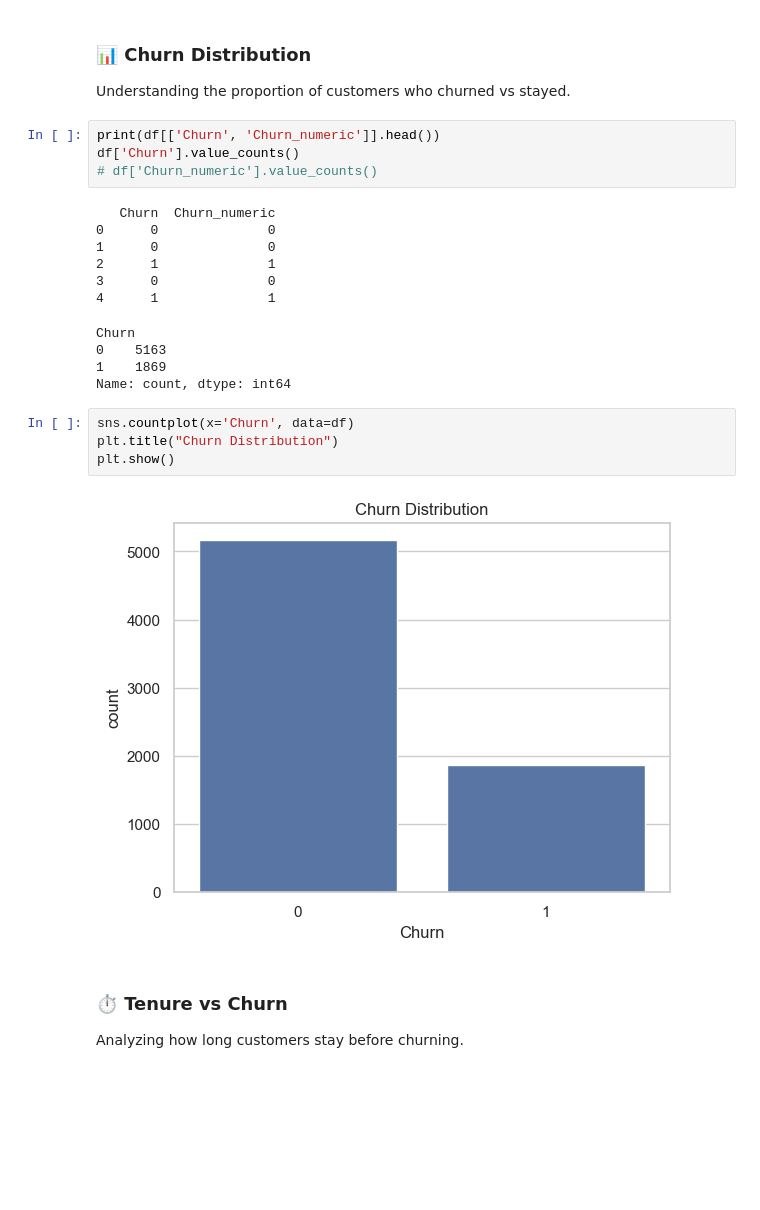
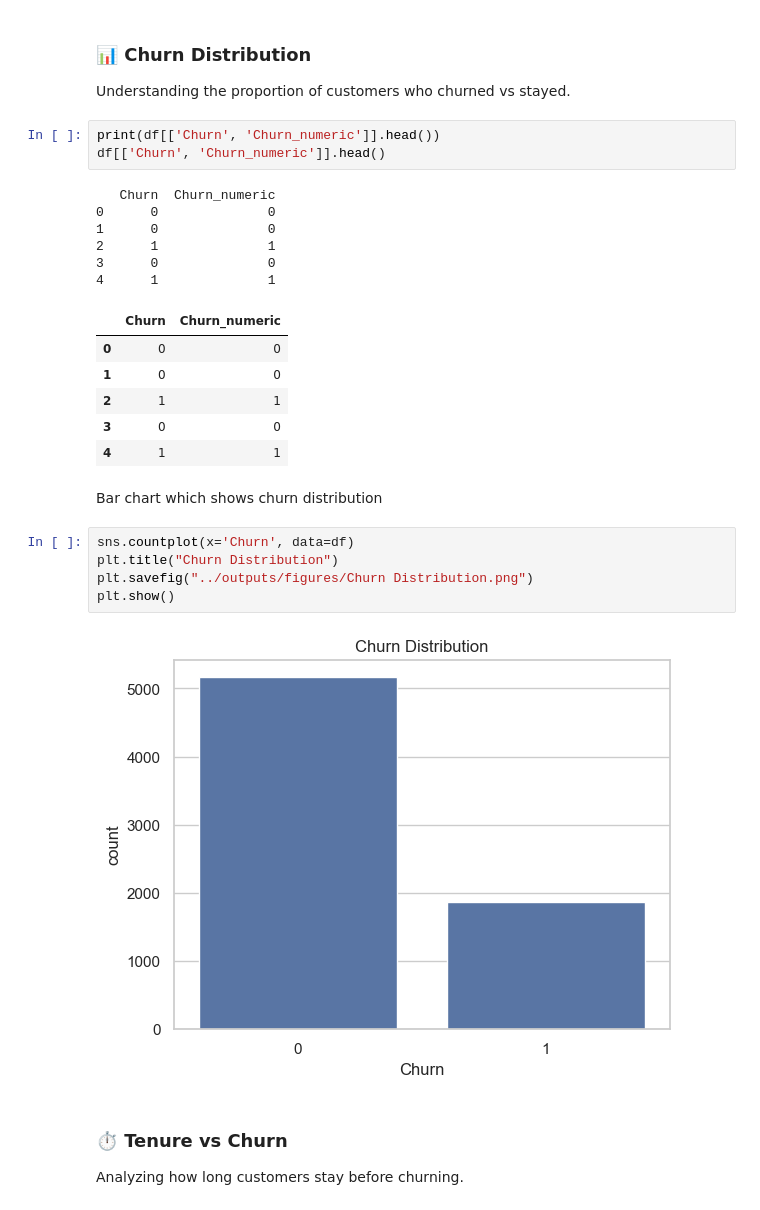
Before and after one commit to Ibsa-M/Telco-Churn-Analysis-Dataset, a Jupyter notebook: notebooks/02_exploratory_analysis.ipynb, the cells around one changed output. Saved outputs shown, nothing was run; the diff lists cells and outputs as text; blank space fills up the shorter version.

```diff
--- a/notebooks/03_exploratory_analysis.ipynb
+++ b/notebooks/02_exploratory_analysis.ipynb
@@ -53,22 +56,26 @@ Name: Churn, Length: 7032, dtype: int64
 Understanding the proportion of customers who churned vs stayed.
 # %%
 print(df[['Churn', 'Churn_numeric']].head())
-df['Churn'].value_counts()
-# df['Churn_numeric'].value_counts()
+df[['Churn', 'Churn_numeric']].head()
 # %% [output]
    Churn  Churn_numeric
 0      0              0
 1      0              0
 2      1              1
 3      0              0
 4      1              1
-Churn
-0    5163
-1    1869
-Name: count, dtype: int64
+|  | Churn | Churn_numeric |
+| 0 | 0 | 0 |
+| 1 | 0 | 0 |
+| 2 | 1 | 1 |
+| 3 | 0 | 0 |
+| 4 | 1 | 1 |
+# %% [markdown]
+Bar chart which shows churn distribution
 # %%
 sns.countplot(x='Churn', data=df)
 plt.title("Churn Distribution")
+plt.savefig("../outputs/figures/Churn Distribution.png")
 plt.show()
 # %% [output]
 [figure]
```
Also changed, not shown: parts of 15 cells of this notebook, 11 other files.
